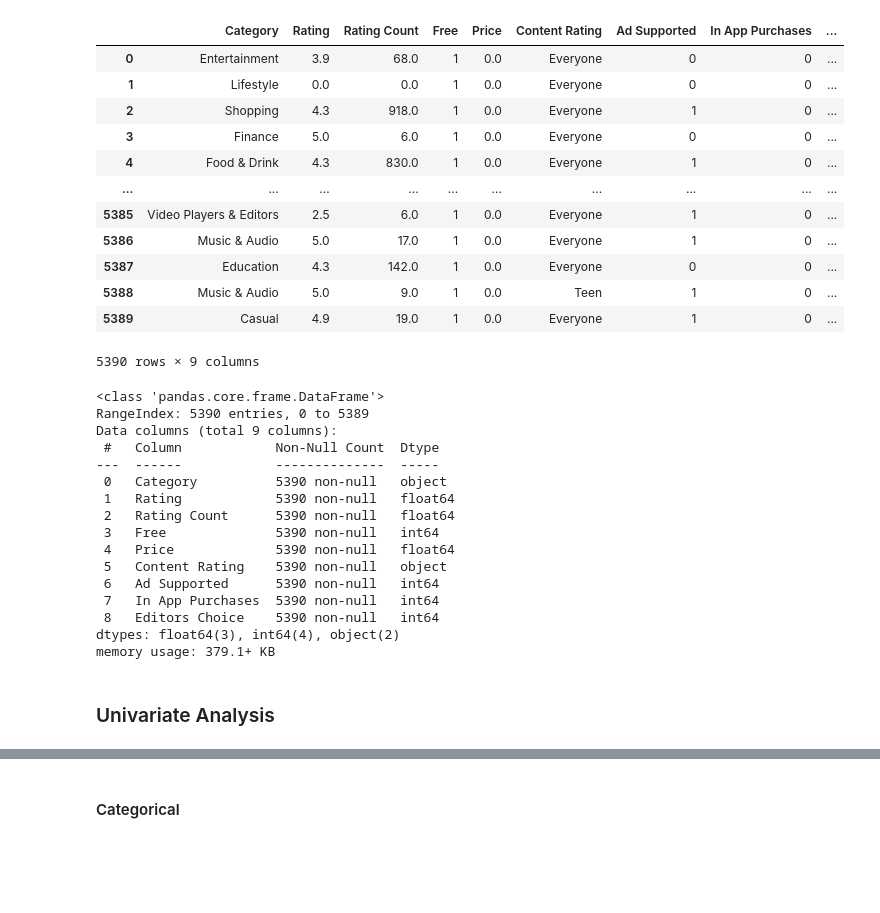
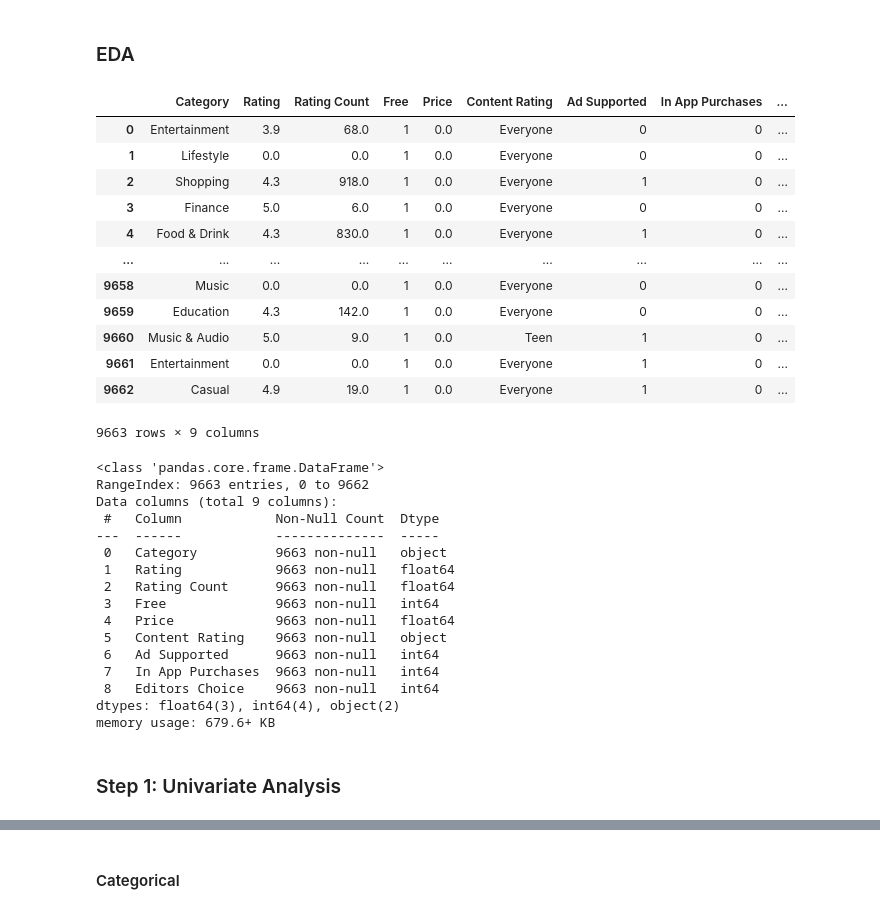
Before and after one commit to LouLan99/User-Rating-Prediction-Model, a Jupyter notebook: notebooks/02-eda copy.ipynb, the cells around one changed output, grey strips where cells are left out. Drawn from its saved outputs; the diff is of its cells as text; code cells hidden in the pictures; blank space fills up the shorter version.

Commit message:
reloading everything with the previous analysis before

```diff
--- a/notebooks/02-eda copy.ipynb
+++ b/notebooks/02-eda copy.ipynb
@@ -1,42 +1,44 @@
+# %% [markdown]
+### EDA
 # %%
 import pandas as pd
 import matplotlib.pyplot as plt
 import seaborn as sns
 # %%
-df_clean = pd.read_csv(filepath_or_buffer= "../data/Clean_Dataset2.csv")
+df_clean = pd.read_csv(filepath_or_buffer= "../data/Clean_Dataset.csv")
 df_clean
 # %% [output]
 |  | Category | Rating | Rating Count | Free | Price | Content Rating | Ad Supported | In App Purchases | ... |
 | 0 | Entertainment | 3.9 | 68.0 | 1 | 0.0 | Everyone | 0 | 0 | ... |
 | 1 | Lifestyle | 0.0 | 0.0 | 1 | 0.0 | Everyone | 0 | 0 | ... |
 | 2 | Shopping | 4.3 | 918.0 | 1 | 0.0 | Everyone | 1 | 0 | ... |
 | 3 | Finance | 5.0 | 6.0 | 1 | 0.0 | Everyone | 0 | 0 | ... |
 | 4 | Food & Drink | 4.3 | 830.0 | 1 | 0.0 | Everyone | 1 | 0 | ... |
 | ... | ... | ... | ... | ... | ... | ... | ... | ... | ... |
-| 5385 | Video Players & Editors | 2.5 | 6.0 | 1 | 0.0 | Everyone | 1 | 0 | ... |
-| 5386 | Music & Audio | 5.0 | 17.0 | 1 | 0.0 | Everyone | 1 | 0 | ... |
-| 5387 | Education | 4.3 | 142.0 | 1 | 0.0 | Everyone | 0 | 0 | ... |
-| 5388 | Music & Audio | 5.0 | 9.0 | 1 | 0.0 | Teen | 1 | 0 | ... |
-| 5389 | Casual | 4.9 | 19.0 | 1 | 0.0 | Everyone | 1 | 0 | ... |
+| 9658 | Music | 0.0 | 0.0 | 1 | 0.0 | Everyone | 0 | 0 | ... |
+| 9659 | Education | 4.3 | 142.0 | 1 | 0.0 | Everyone | 0 | 0 | ... |
+| 9660 | Music & Audio | 5.0 | 9.0 | 1 | 0.0 | Teen | 1 | 0 | ... |
+| 9661 | Entertainment | 0.0 | 0.0 | 1 | 0.0 | Everyone | 1 | 0 | ... |
+| 9662 | Casual | 4.9 | 19.0 | 1 | 0.0 | Everyone | 1 | 0 | ... |
-5390 rows × 9 columns
+9663 rows × 9 columns
 # %%
 df_clean.info()
 # %% [output]
 <class 'pandas.core.frame.DataFrame'>
-RangeIndex: 5390 entries, 0 to 5389
+RangeIndex: 9663 entries, 0 to 9662
 Data columns (total 9 columns):
  #   Column            Non-Null Count  Dtype
 ---  ------            --------------  -----
- 0   Category          5390 non-null   object
- 1   Rating            5390 non-null   float64
- 2   Rating Count      5390 non-null   float64
- 3   Free              5390 non-null   int64
- 4   Price             5390 non-null   float64
- 5   Content Rating    5390 non-null   object
- 6   Ad Supported      5390 non-null   int64
- 7   In App Purchases  5390 non-null   int64
- 8   Editors Choice    5390 non-null   int64
+ 0   Category          9663 non-null   object
+ 1   Rating            9663 non-null   float64
+ 2   Rating Count      9663 non-null   float64
+ 3   Free              9663 non-null   int64
+ 4   Price             9663 non-null   float64
+ 5   Content Rating    9663 non-null   object
+ 6   Ad Supported      9663 non-null   int64
+ 7   In App Purchases  9663 non-null   int64
+ 8   Editors Choice    9663 non-null   int64
 dtypes: float64(3), int64(4), object(2)
-memory usage: 379.1+ KB
+memory usage: 679.6+ KB
 # %% [markdown]
-### Univariate Analysis
+### Step 1: Univariate Analysis
```
Also changed, not shown: parts of 19 cells of this notebook.
